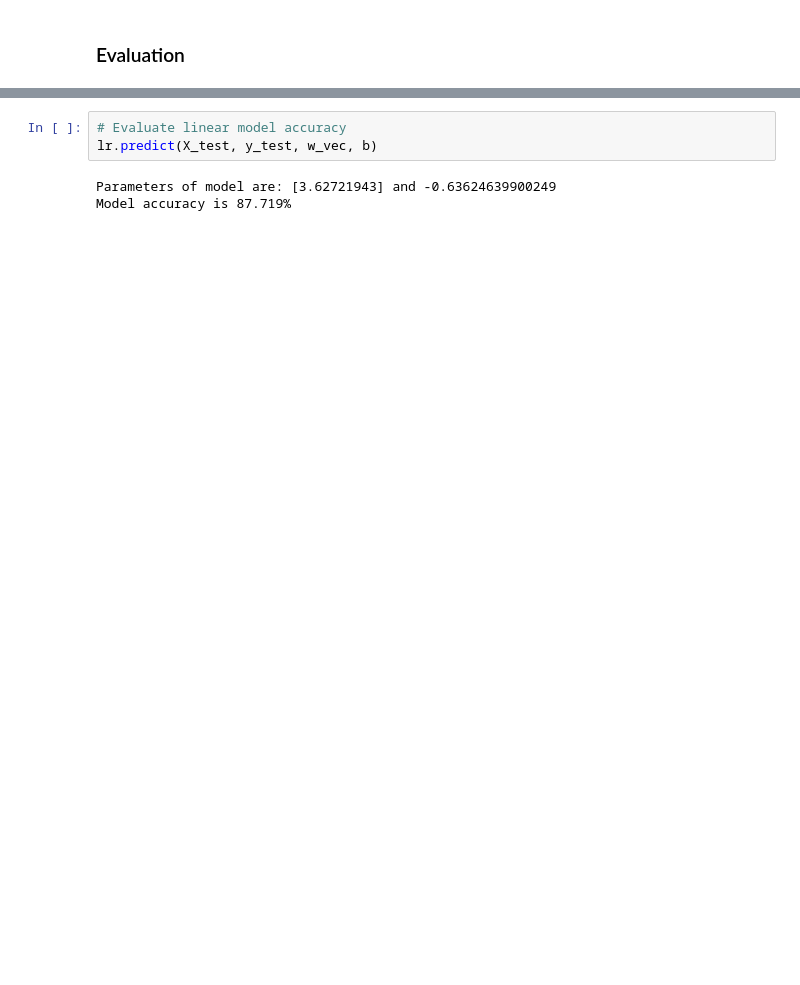
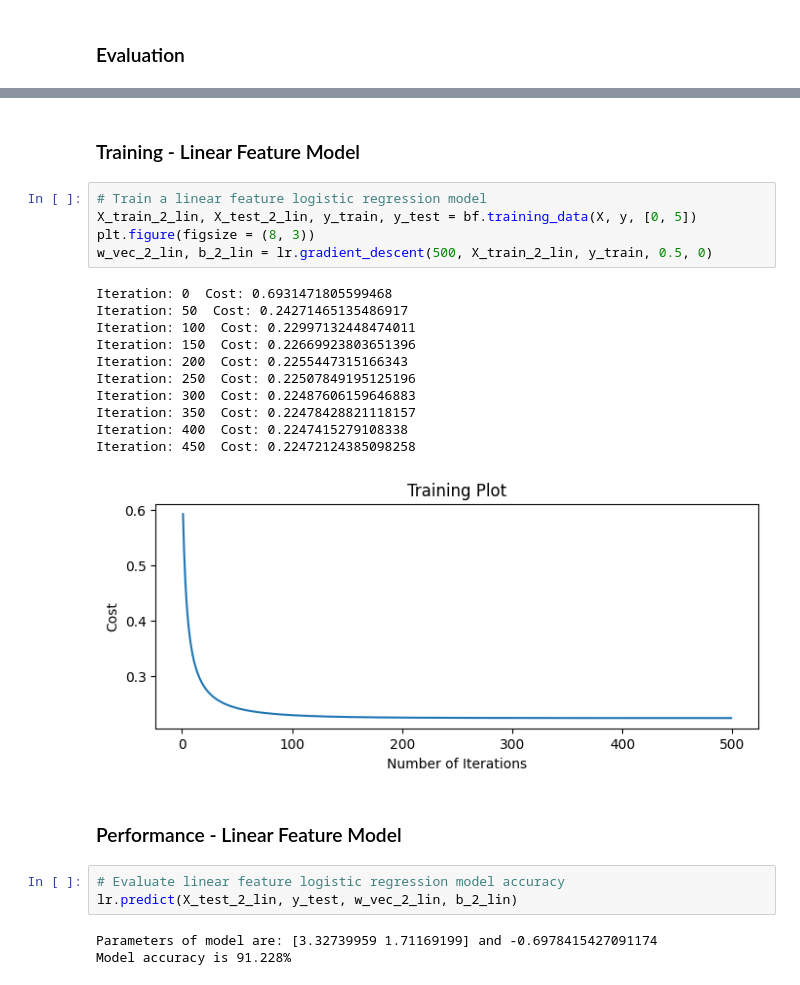
Before and after one commit to markov24/breast-cancer-classification, a Jupyter notebook: binary_classification.ipynb, the cells around one changed output, grey strips where cells are left out. Saved outputs shown, nothing was run; the diff lists cells and outputs as text; blank space fills up the shorter version.

```diff
--- a/binary_classification.ipynb
+++ b/binary_classification.ipynb
@@ -48,6 +98,27 @@ Iteration: 450  Cost: 0.29316221750439564
+# %% [markdown]
+### Training - Linear Feature Model
+# %%
+# Train a linear feature logistic regression model
+X_train_2_lin, X_test_2_lin, y_train, y_test = bf.training_data(X, y, [0, 5])
+plt.figure(figsize = (8, 3))
+w_vec_2_lin, b_2_lin = lr.gradient_descent(500, X_train_2_lin, y_train, 0.5, 0)
+# %% [output]
+Iteration: 0  Cost: 0.6931471805599468
+Iteration: 50  Cost: 0.24271465135486917
+Iteration: 100  Cost: 0.22997132448474011
+Iteration: 150  Cost: 0.22669923803651396
+Iteration: 200  Cost: 0.2255447315166343
+Iteration: 250  Cost: 0.22507849195125196
+Iteration: 300  Cost: 0.22487606159646883
+Iteration: 350  Cost: 0.22478428821118157
+Iteration: 400  Cost: 0.2247415279108338
+Iteration: 450  Cost: 0.22472124385098258
+[figure, added]
+# %% [markdown]
+### Performance - Linear Feature Model
 # %%
-# Evaluate linear model accuracy
-lr.predict(X_test, y_test, w_vec, b)
+# Evaluate linear feature logistic regression model accuracy
+lr.predict(X_test_2_lin, y_test, w_vec_2_lin, b_2_lin)
 # %% [output]
-Parameters of model are: [3.62721943] and -0.63624639900249
-Model accuracy is 87.719%
+Parameters of model are: [3.32739959 1.71169199] and -0.6978415427091174
+Model accuracy is 91.228%
```
Also changed, not shown: parts of 31 cells of this notebook.
